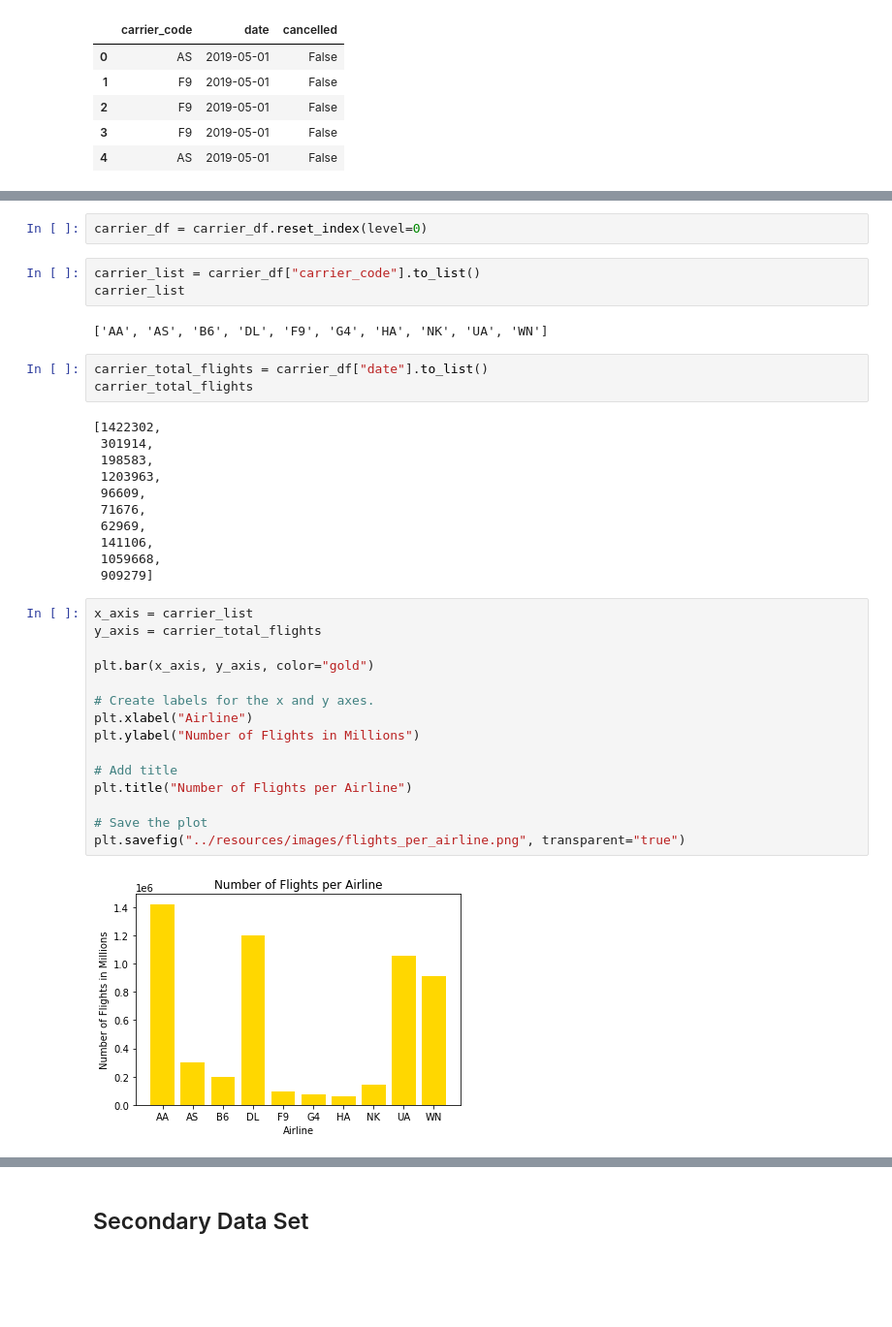
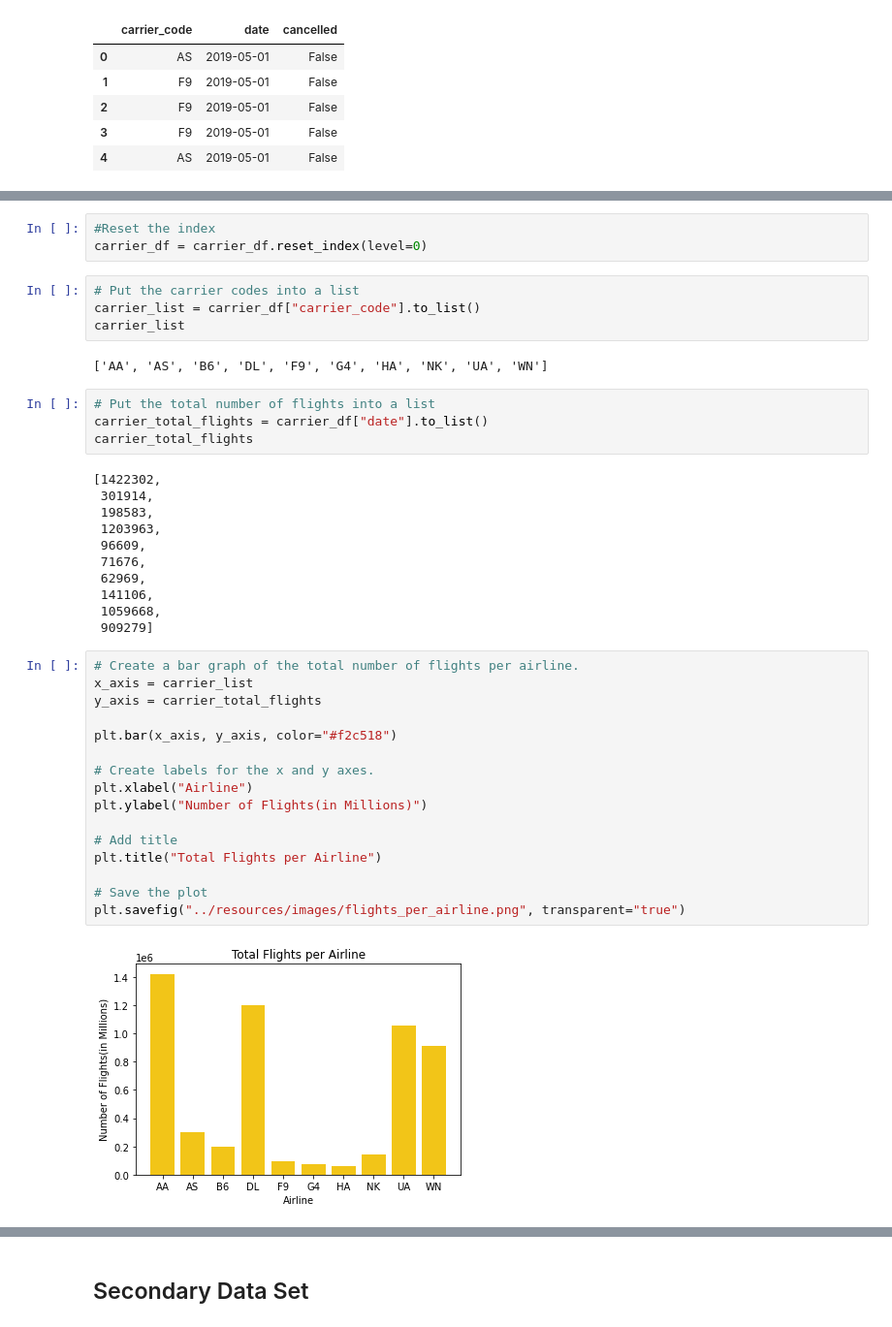
Before and after one commit to Bdataplanet/To_fly_or_not_to_fly, a Jupyter notebook: Visualizations/dataviz_seg2.ipynb, the cells around one changed output, grey strips where cells are left out. Shown: that part at 97% size. Drawn from its saved outputs; the diff is of its cells as text; blank space fills up the shorter version.

```diff
--- a/Visualizations/dataviz_seg2.ipynb
+++ b/Visualizations/dataviz_seg2.ipynb
@@ -394,13 +378,16 @@ carrier_df
 | UA | 1059668 |
 | WN | 909279 |
 # %%
+#Reset the index
 carrier_df = carrier_df.reset_index(level=0)
 # %%
+# Put the carrier codes into a list
 carrier_list = carrier_df["carrier_code"].to_list()
 carrier_list
 # %% [output]
 ['AA', 'AS', 'B6', 'DL', 'F9', 'G4', 'HA', 'NK', 'UA', 'WN']
 # %%
+# Put the total number of flights into a list
 carrier_total_flights = carrier_df["date"].to_list()
 carrier_total_flights
 # %% [output]
@@ -415,20 +402,21 @@ carrier_total_flights
  1059668,
  909279]
 # %%
+# Create a bar graph of the total number of flights per airline.
 x_axis = carrier_list
 y_axis = carrier_total_flights
 
-plt.bar(x_axis, y_axis, color="gold")
+plt.bar(x_axis, y_axis, color="#f2c518")
 
 # Create labels for the x and y axes.
 plt.xlabel("Airline")
-plt.ylabel("Number of Flights in Millions")
+plt.ylabel("Number of Flights(in Millions)")
 
 # Add title
-plt.title("Number of Flights per Airline")
+plt.title("Total Flights per Airline")
 
 # Save the plot
 plt.savefig("../resources/images/flights_per_airline.png", transparent="true")
 # %% [output]
-[figure, old version]
+[figure, new version]
 # %%
```
Also changed, not shown: parts of 20 cells of this notebook, 4 other files.
